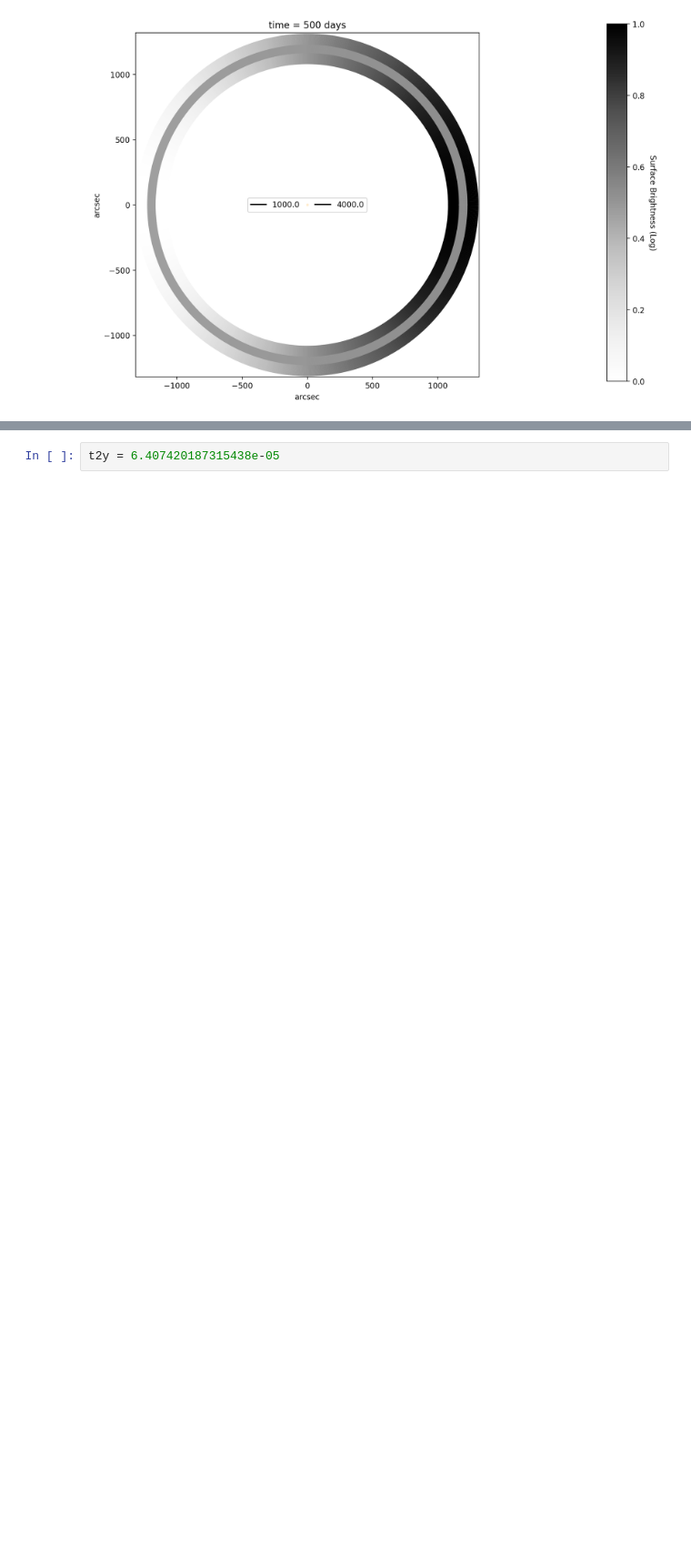
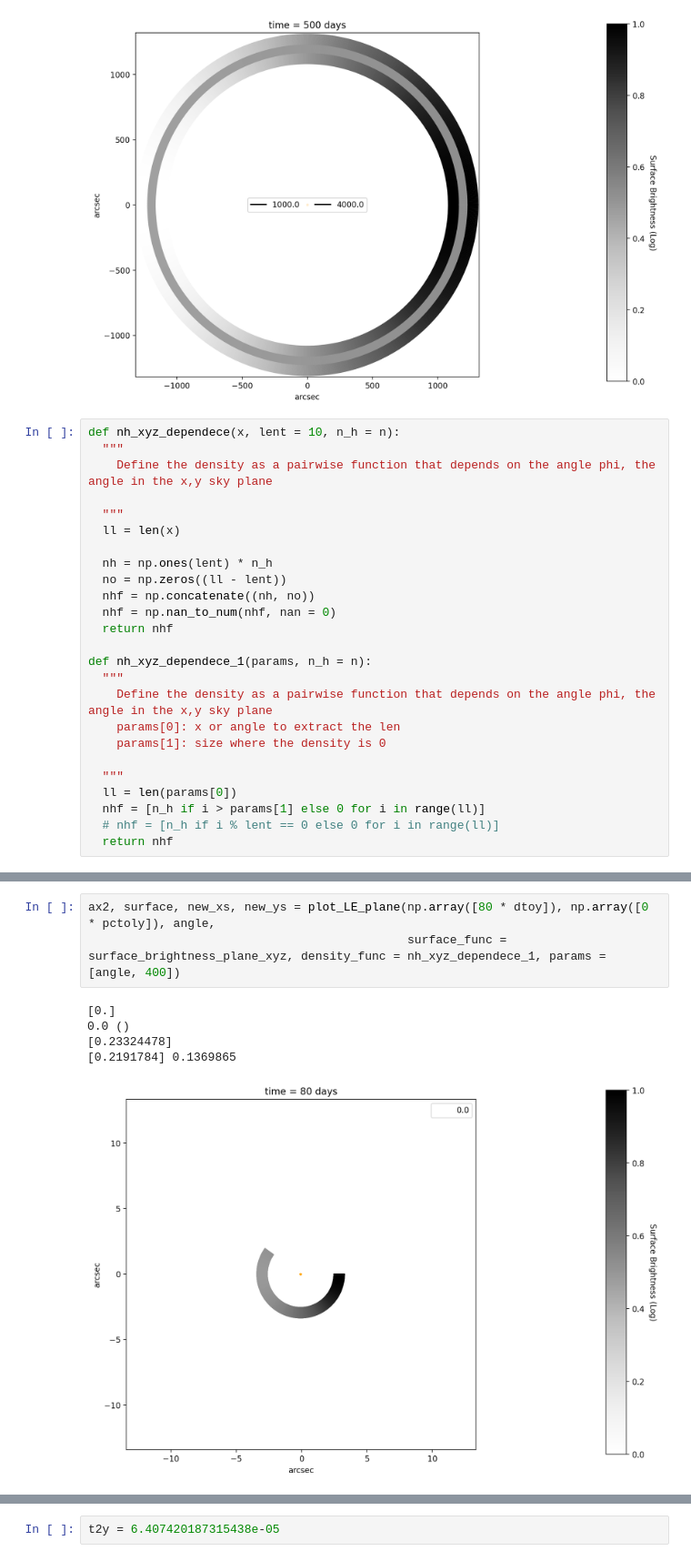
Before and after one commit to taceroc/light_echo_modeling, a Jupyter notebook: LE_diff_z0_same_radii.ipynb, the cells around one changed output, grey strips where cells are left out. Shown at 91% size. Cells and saved outputs as stored; diff of their text form; blank space fills up the shorter version.

```diff
--- a/LE_diff_z0_same_radii.ipynb
+++ b/LE_diff_z0_same_radii.ipynb
@@ -699,3 +701,28 @@ cb.formatter = matplotlib.ticker.FuncFormatter(label_cbrt)
 plt.show()
 # %% [output]
 [figure]
+# %%
+def nh_xyz_dependece(x, lent = 10, n_h = n):
+  """
+    Define the density as a pairwise function that depends on the angle phi, the angle in the x,y sky plane
+
+  """
+  ll = len(x)
+
+  nh = np.ones(lent) * n_h
+  no = np.zeros((ll - lent))
+  nhf = np.concatenate((nh, no))
+  nhf = np.nan_to_num(nhf, nan = 0)
+  return nhf
+
+def nh_xyz_dependece_1(params, n_h = n):
+  """
+    Define the density as a pairwise function that depends on the angle phi, the angle in the x,y sky plane
+    params[0]: x or angle to extract the len
+    params[1]: size where the density is 0
+
+  """
+  ll = len(params[0])
+  nhf = [n_h if i > params[1] else 0 for i in range(ll)]
+  # nhf = [n_h if i % lent == 0 else 0 for i in range(ll)]
+  return nhf
@@ -701,0 +983,9 @@ plt.show()
+# %%
+ax2, surface, new_xs, new_ys = plot_LE_plane(np.array([80 * dtoy]), np.array([0 * pctoly]), angle,
+                                             surface_func = surface_brightness_plane_xyz, density_func = nh_xyz_dependece_1, params = [angle, 400])
+# %% [output]
+[0.]
+0.0 ()
+[0.23324478]
+[0.2191784] 0.1369865
+[figure, added]
```
Also changed, not shown: parts of 33 cells of this notebook.
